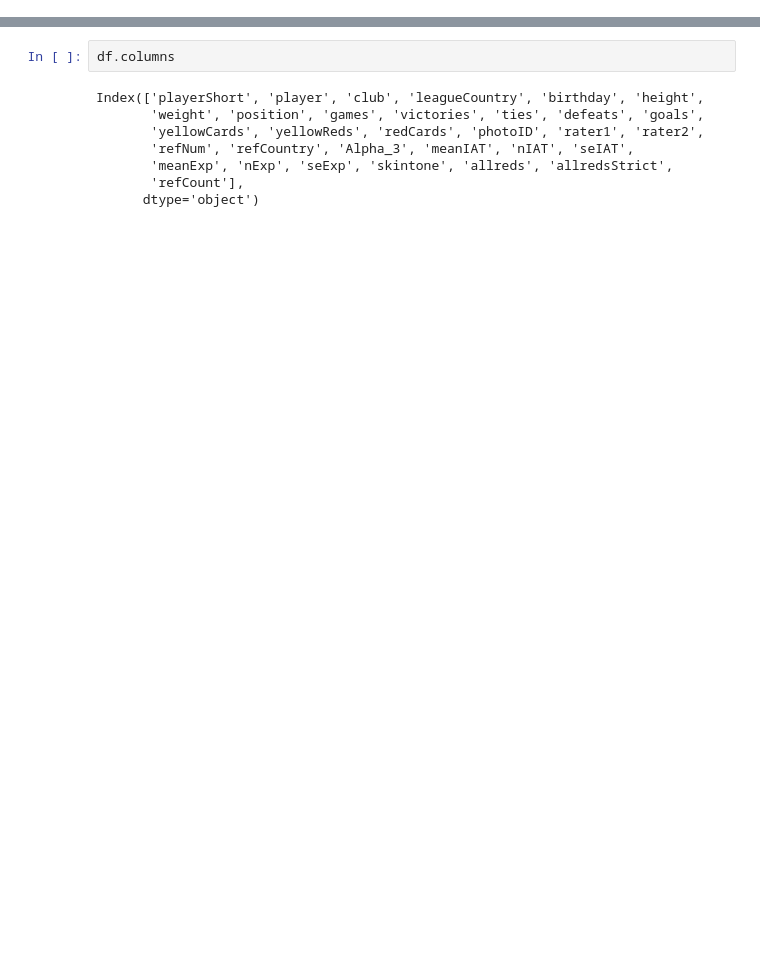
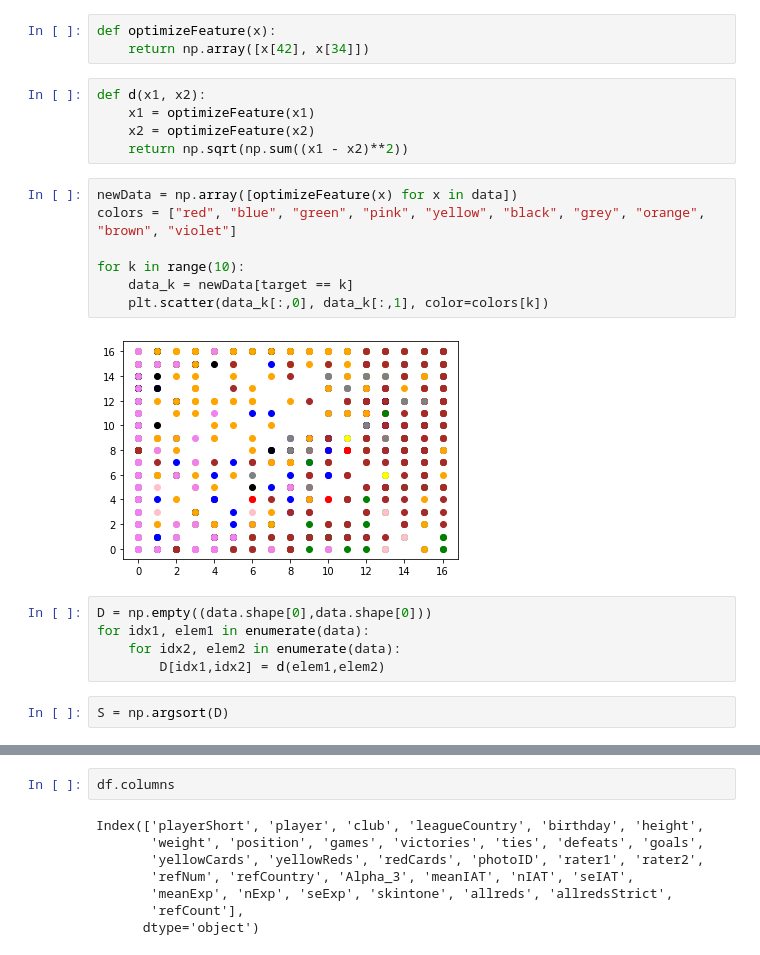
Before and after one commit to J-Gann/FML, a Jupyter notebook: ex04a/red-cards.ipynb, the cells around one changed output, grey strips where cells are left out. Drawn from its saved outputs; the diff is of its cells as text; blank space fills up the shorter version.

```diff
--- a/ex04a/red-cards.ipynb
+++ b/ex04a/red-cards.ipynb
@@ -0,0 +34,24 @@
+# %%
+def optimizeFeature(x):
+    return np.array([x[42], x[34]])
+# %%
+def d(x1, x2):
+    x1 = optimizeFeature(x1)
+    x2 = optimizeFeature(x2)
+    return np.sqrt(np.sum((x1 - x2)**2))
+# %%
+newData = np.array([optimizeFeature(x) for x in data])
+colors = ["red", "blue", "green", "pink", "yellow", "black", "grey", "orange", "brown", "violet"]
+
+for k in range(10):
+    data_k = newData[target == k]
+    plt.scatter(data_k[:,0], data_k[:,1], color=colors[k])
+# %% [output]
+[figure, added]
+# %%
+D = np.empty((data.shape[0],data.shape[0]))
+for idx1, elem1 in enumerate(data):
+    for idx2, elem2 in enumerate(data):
+        D[idx1,idx2] = d(elem1,elem2)
+# %%
+S = np.argsort(D)
```
Also changed, not shown: parts of 95 cells of this notebook, 1 other file.
